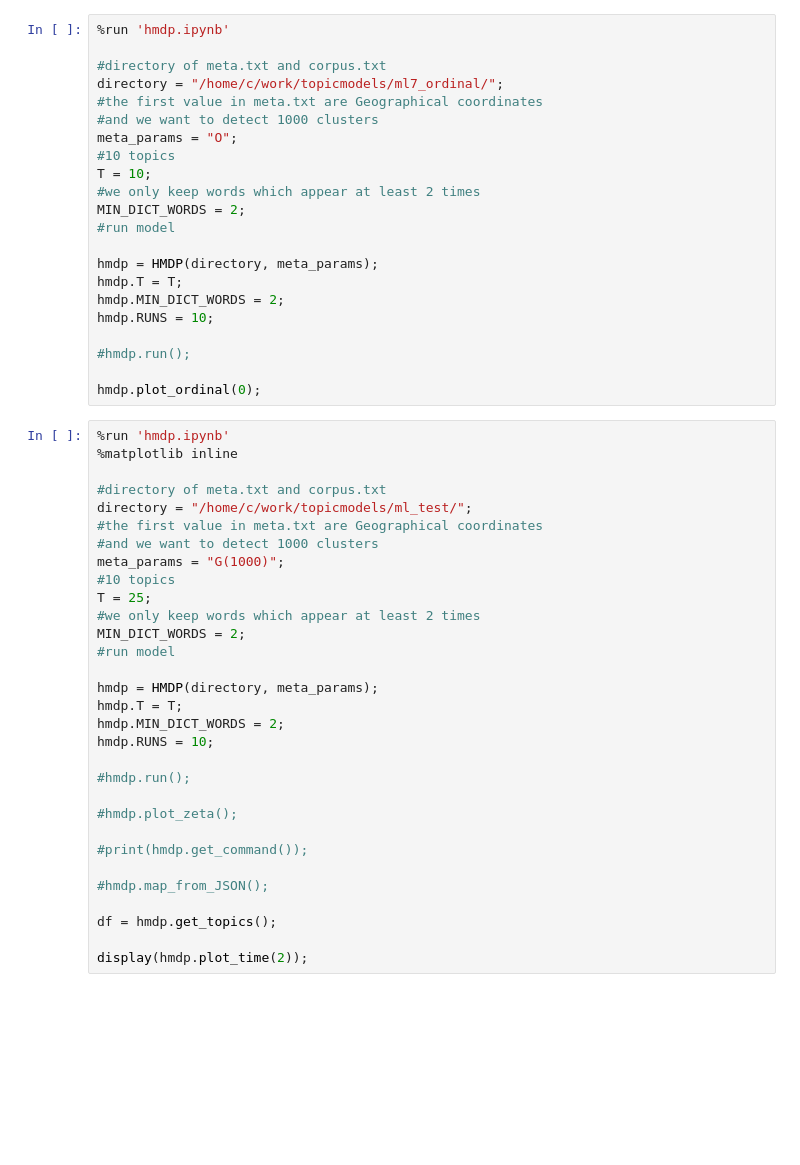
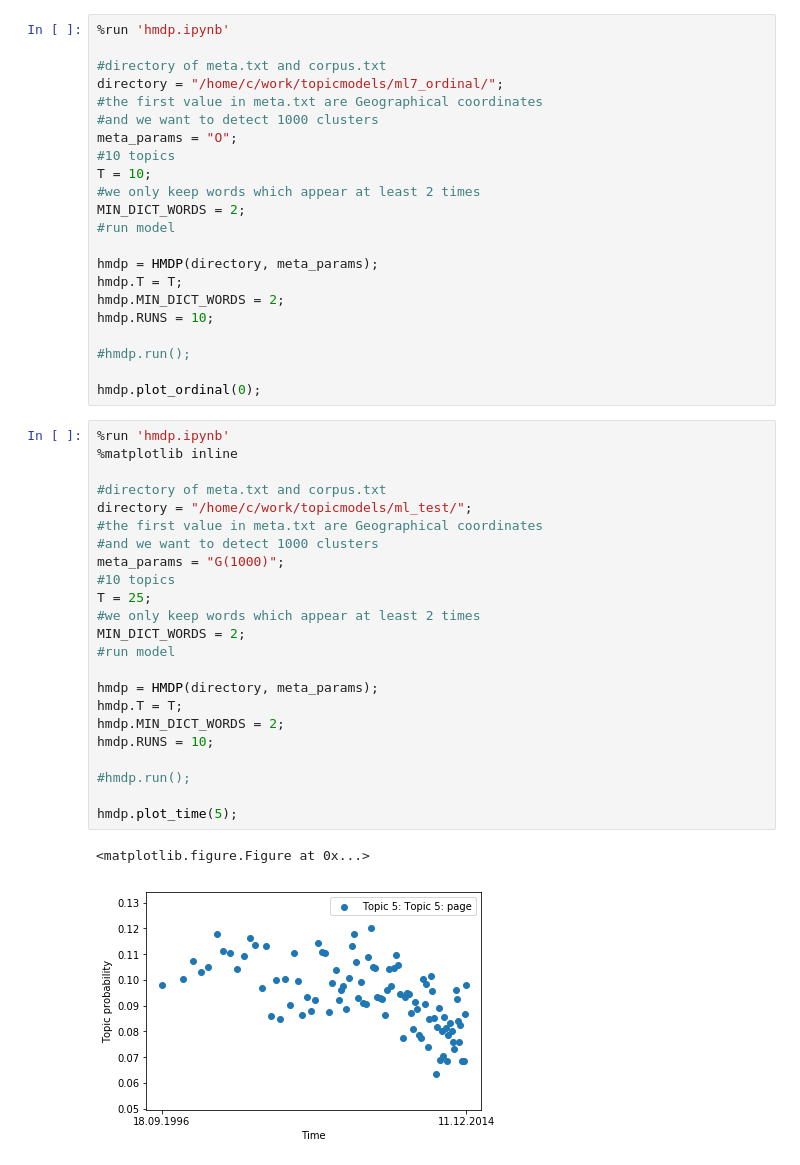
Before and after one commit to ckling/promoss, a Jupyter notebook: ipynb/hmdp_example.ipynb, the cells around one changed output. Drawn from its saved outputs; the diff is of its cells as text; blank space fills up the shorter version.

```diff
--- a/ipynb/hmdp_example.ipynb
+++ b/ipynb/hmdp_example.ipynb
@@ -45,31 +64,26 @@ hmdp.plot_ordinal(0);
 # %%
 %run 'hmdp.ipynb'
 %matplotlib inline
 
 #directory of meta.txt and corpus.txt
 directory = "/home/c/work/topicmodels/ml_test/";
 #the first value in meta.txt are Geographical coordinates
 #and we want to detect 1000 clusters
 meta_params = "G(1000)";
 #10 topics
 T = 25;
 #we only keep words which appear at least 2 times
 MIN_DICT_WORDS = 2;
 #run model
 
 hmdp = HMDP(directory, meta_params);
 hmdp.T = T;
 hmdp.MIN_DICT_WORDS = 2;
 hmdp.RUNS = 10;
 
 #hmdp.run();
 
-#hmdp.plot_zeta();
-
-#print(hmdp.get_command());
-
-#hmdp.map_from_JSON();
-
-df = hmdp.get_topics();
-
-display(hmdp.plot_time(2));
+hmdp.plot_time(5);
+# %% [output]
+<matplotlib.figure.Figure at 0x...>
+[figure, added]
```
Also changed, not shown: parts of 1 cell of this notebook, 10 other files.
